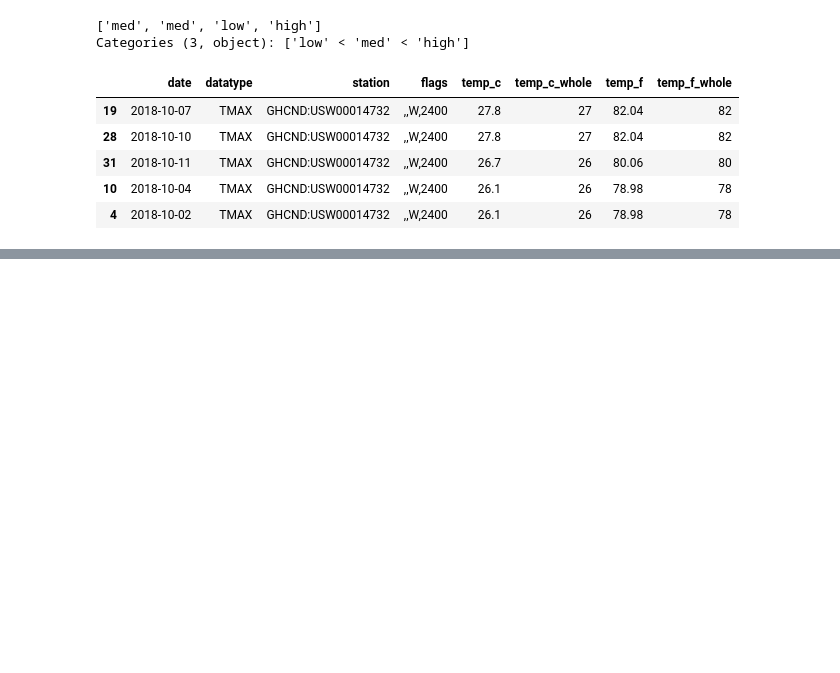
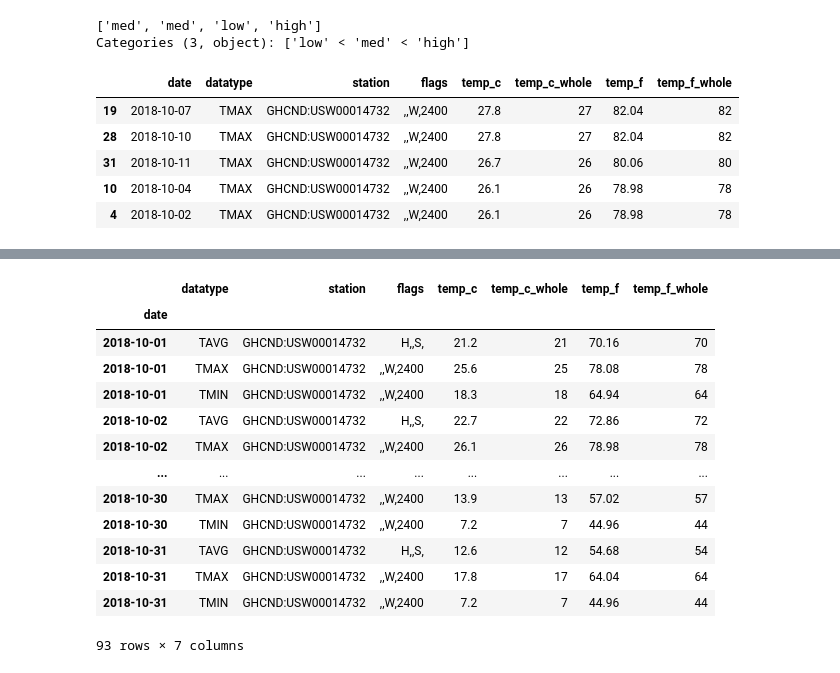
Before and after one commit to roger-mengqiu-chen/DS-learning, a Jupyter notebook: hands-on-da-with-pandas/ch03/3-cleaning_data.ipynb, the cells around one changed output, grey strips where cells are left out. Drawn from its saved outputs; the diff is of its cells as text; code cells hidden in the pictures; blank space fills up the shorter version.

```diff
--- a/hands-on-da-with-pandas/ch03/3-cleaning_data.ipynb
+++ b/hands-on-da-with-pandas/ch03/3-cleaning_data.ipynb
@@ -198,0 +268,3 @@ df[df.datatype == 'TMAX'].sort_values(by='temp_c', ascending=False).head()
+# %%
+df.set_index('date', inplace=True)
+df.head()
@@ -198,0 +279,17 @@ df[df.datatype == 'TMAX'].sort_values(by='temp_c', ascending=False).head()
+# %%
+df.loc['2018-Q4']
+# %% [output]
+|  | datatype | station | flags | temp_c | temp_c_whole | temp_f | temp_f_whole |
+| date |  |  |  |  |  |  |  |
+| 2018-10-01 | TAVG | GHCND:USW00014732 | H,,S, | 21.2 | 21 | 70.16 | 70 |
+| 2018-10-01 | TMAX | GHCND:USW00014732 | ,,W,2400 | 25.6 | 25 | 78.08 | 78 |
+| 2018-10-01 | TMIN | GHCND:USW00014732 | ,,W,2400 | 18.3 | 18 | 64.94 | 64 |
+| 2018-10-02 | TAVG | GHCND:USW00014732 | H,,S, | 22.7 | 22 | 72.86 | 72 |
+| 2018-10-02 | TMAX | GHCND:USW00014732 | ,,W,2400 | 26.1 | 26 | 78.98 | 78 |
+| ... | ... | ... | ... | ... | ... | ... | ... |
+| 2018-10-30 | TMAX | GHCND:USW00014732 | ,,W,2400 | 13.9 | 13 | 57.02 | 57 |
+| 2018-10-30 | TMIN | GHCND:USW00014732 | ,,W,2400 | 7.2 | 7 | 44.96 | 44 |
+| 2018-10-31 | TAVG | GHCND:USW00014732 | H,,S, | 12.6 | 12 | 54.68 | 54 |
+| 2018-10-31 | TMAX | GHCND:USW00014732 | ,,W,2400 | 17.8 | 17 | 64.04 | 64 |
+| 2018-10-31 | TMIN | GHCND:USW00014732 | ,,W,2400 | 7.2 | 7 | 44.96 | 44 |
+93 rows × 7 columns
```
Also changed, not shown: parts of 21 cells of this notebook, 3 other files.
